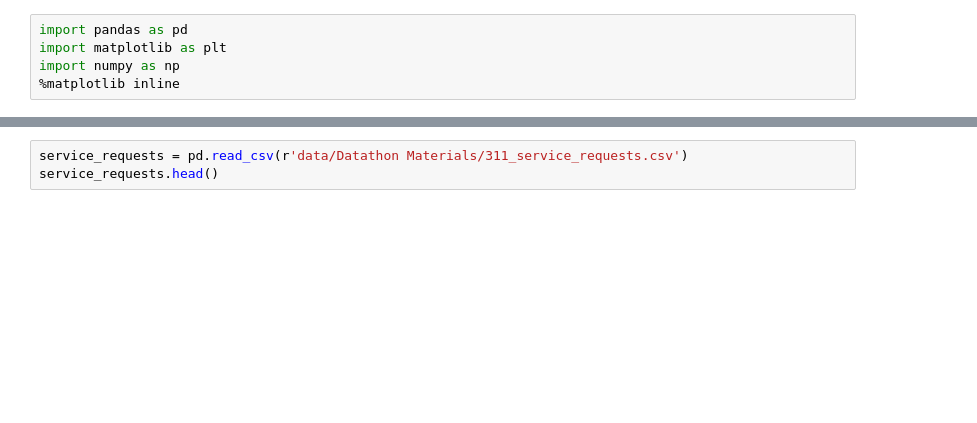
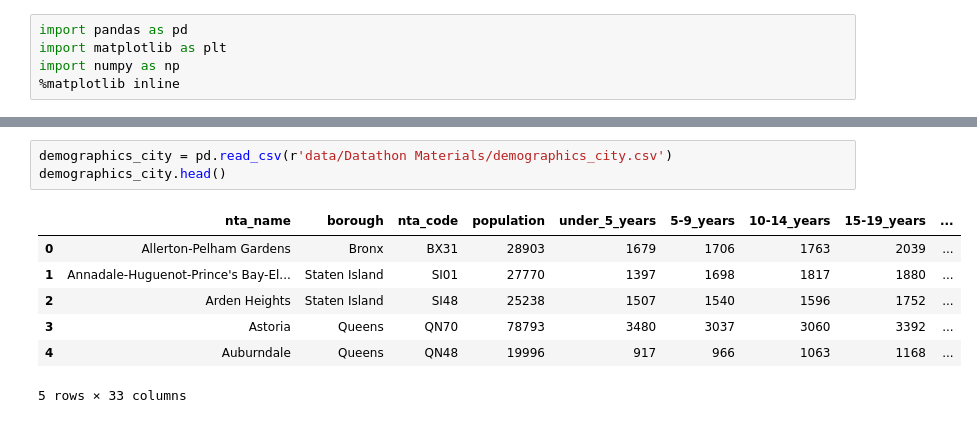
Before and after one commit to NicolasFerland/Citadel, a Jupyter notebook: Nicolas.ipynb, the cells around one changed output, grey strips where cells are left out. Cells and saved outputs as stored; diff of their text form; blank space fills up the shorter version.

```diff
--- a/Nicolas.ipynb
+++ b/Nicolas.ipynb
@@ -29,3 +37,11 @@ service_requests.head()
 # %%
-service_requests = pd.read_csv(r'data/Datathon Materials/311_service_requests.csv')
-service_requests.head()
+demographics_city = pd.read_csv(r'data/Datathon Materials/demographics_city.csv')
+demographics_city.head()
+# %% [output]
+|  | nta_name | borough | nta_code | population | under_5_years | 5-9_years | 10-14_years | 15-19_years | ... |
+| 0 | Allerton-Pelham Gardens | Bronx | BX31 | 28903 | 1679 | 1706 | 1763 | 2039 | ... |
+| 1 | Annadale-Huguenot-Prince's Bay-El... | Staten Island | SI01 | 27770 | 1397 | 1698 | 1817 | 1880 | ... |
+| 2 | Arden Heights | Staten Island | SI48 | 25238 | 1507 | 1540 | 1596 | 1752 | ... |
+| 3 | Astoria | Queens | QN70 | 78793 | 3480 | 3037 | 3060 | 3392 | ... |
+| 4 | Auburndale | Queens | QN48 | 19996 | 917 | 966 | 1063 | 1168 | ... |
+5 rows × 33 columns
```
Also changed, not shown: parts of 5 cells of this notebook.
